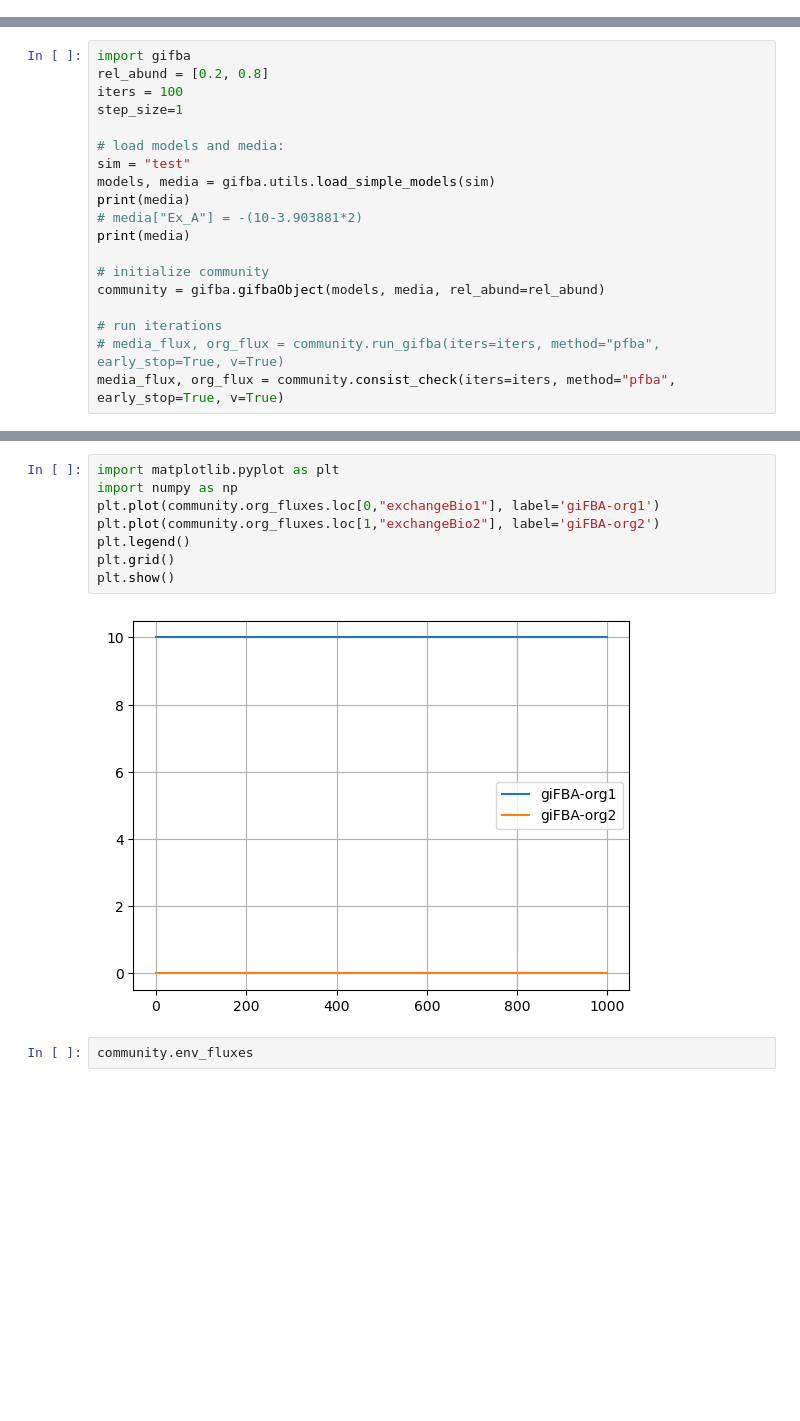
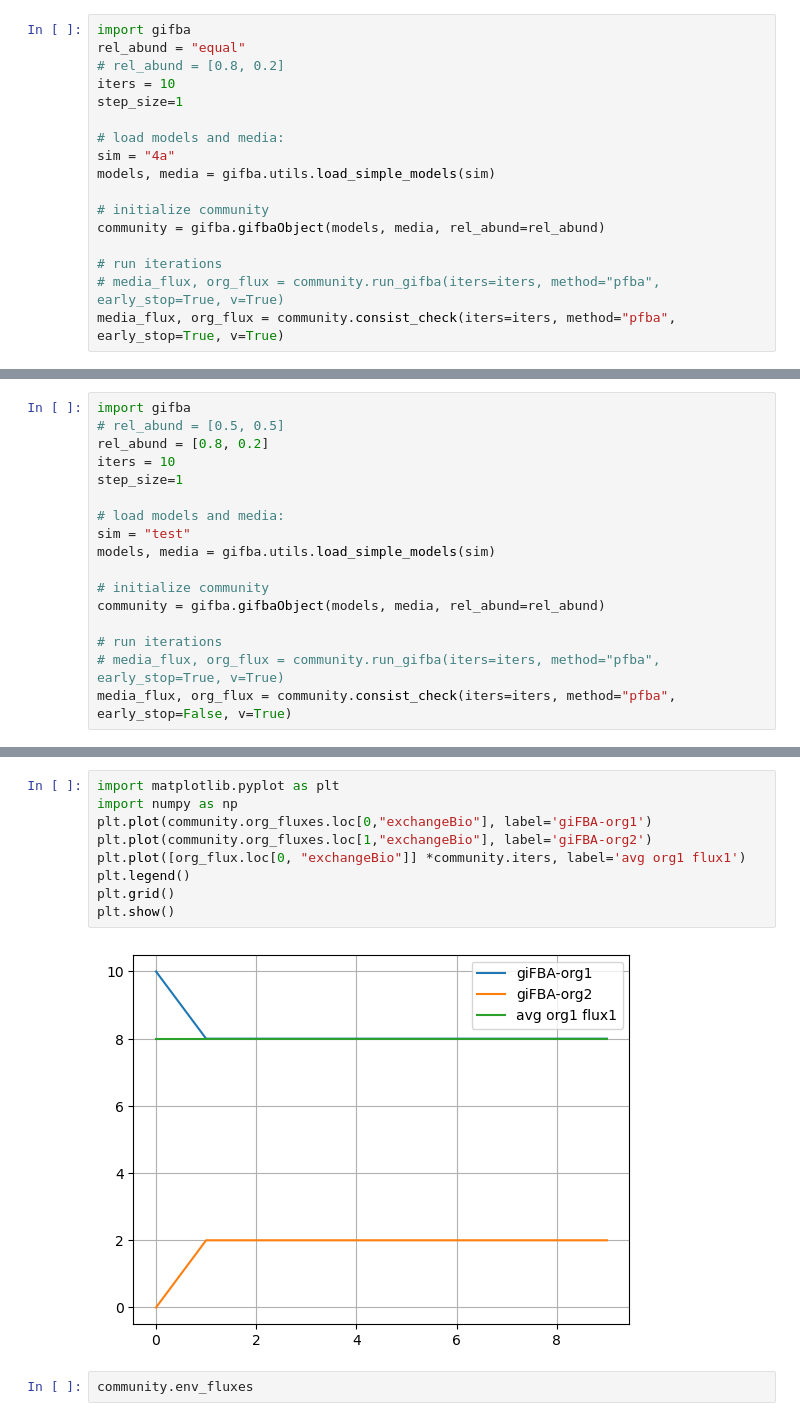
Before and after one commit to RSiegel03/giFBA, a Jupyter notebook: Examples/test_consist.ipynb, the cells around one changed output, grey strips where cells are left out. Saved outputs shown, nothing was run; the diff lists cells and outputs as text; blank space fills up the shorter version.

Commit message:
workign gifba basic

```diff
--- a/Examples/test_consist.ipynb
+++ b/Examples/test_consist.ipynb
@@ -0,0 +1,17 @@
+# %%
+import gifba
+rel_abund = "equal"
+# rel_abund = [0.8, 0.2]
+iters = 10
+step_size=1
+
+# load models and media:
+sim = "4a"
+models, media = gifba.utils.load_simple_models(sim)
+
+# initialize community
+community = gifba.gifbaObject(models, media, rel_abund=rel_abund)
+
+# run iterations
+# media_flux, org_flux = community.run_gifba(iters=iters, method="pfba", early_stop=True, v=True)
+media_flux, org_flux = community.consist_check(iters=iters, method="pfba", early_stop=True, v=True)
@@ -1,20 +36,18 @@
 # %%
 import gifba
-rel_abund = [0.2, 0.8]
-iters = 100
+# rel_abund = [0.5, 0.5]
+rel_abund = [0.8, 0.2]
+iters = 10
 step_size=1
 
 # load models and media:
 sim = "test"
 models, media = gifba.utils.load_simple_models(sim)
-print(media)
-# media["Ex_A"] = -(10-3.903881*2)
-print(media)
 
 # initialize community
 community = gifba.gifbaObject(models, media, rel_abund=rel_abund)
 
 # run iterations
 # media_flux, org_flux = community.run_gifba(iters=iters, method="pfba", early_stop=True, v=True)
-media_flux, org_flux = community.consist_check(iters=iters, method="pfba", early_stop=True, v=True)
+media_flux, org_flux = community.consist_check(iters=iters, method="pfba", early_stop=False, v=True)
 # %% [output]
@@ -87,13 +192,14 @@ NameError: name 'models' is not defined
 # %%
 import matplotlib.pyplot as plt
 import numpy as np
-plt.plot(community.org_fluxes.loc[0,"exchangeBio1"], label='giFBA-org1')
-plt.plot(community.org_fluxes.loc[1,"exchangeBio2"], label='giFBA-org2')
+plt.plot(community.org_fluxes.loc[0,"exchangeBio"], label='giFBA-org1')
+plt.plot(community.org_fluxes.loc[1,"exchangeBio"], label='giFBA-org2')
+plt.plot([org_flux.loc[0, "exchangeBio"]] *community.iters, label='avg org1 flux1')
 plt.legend()
 plt.grid()
 plt.show()
 # %% [output]
-[figure, old version]
+[figure, new version]
 # %%
 community.env_fluxes
 # %% [output]
```
Also changed, not shown: parts of 7 cells of this notebook, 7 other files.
